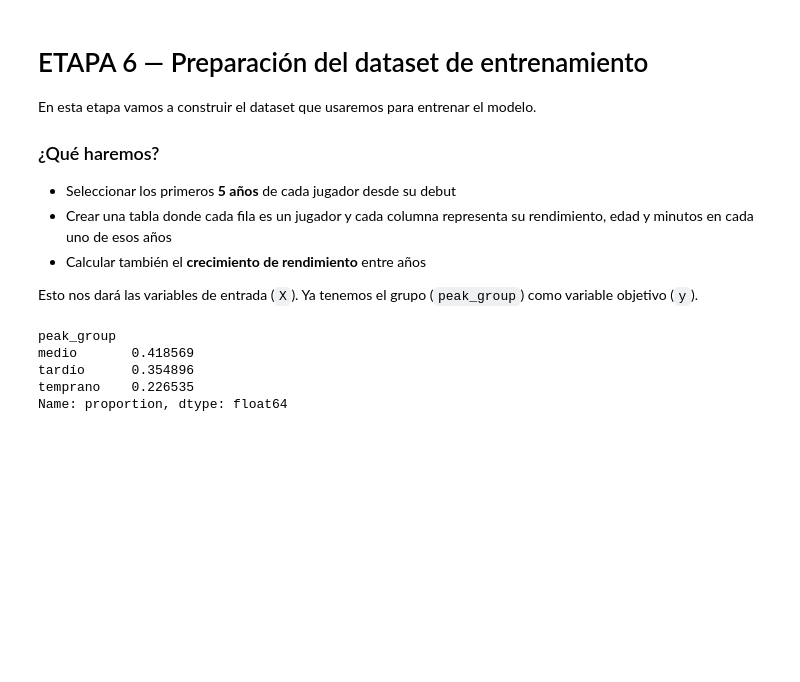
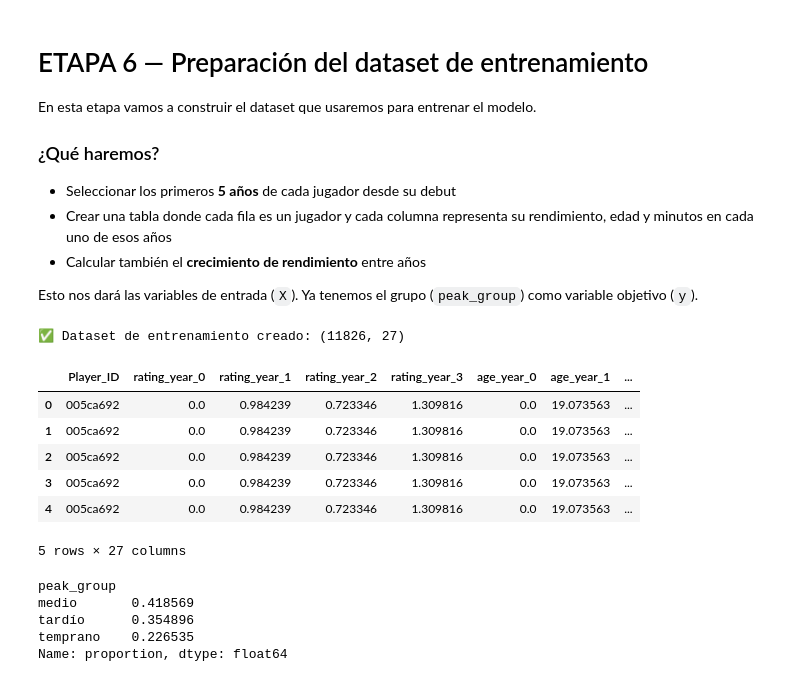
Before and after one commit to JuanmaCM7/Futpeak, a Jupyter notebook: notebooks/lightGBM_multiclase_tres_clases.ipynb, the cells around one changed output. Cells and saved outputs as stored; diff of their text form; code cells hidden in the pictures; blank space fills up the shorter version.

```diff
--- a/notebooks/lightGBM_multiclase_tres_clases.ipynb
+++ b/notebooks/lightGBM_multiclase_tres_clases.ipynb
@@ -295,35 +296,61 @@ En esta etapa vamos a construir el dataset que usaremos para entrenar el modelo.
 
 Esto nos dará las variables de entrada (`X`). Ya tenemos el grupo (`peak_group`) como variable objetivo (`y`).
 # %%
-# ETAPA 6 — Preparación del dataset de entrenamiento (usando solo los 3 primeros años)
-
-# Tomamos SOLO los años 1 a 3
+# === Filtrar primeros 3 años de cada jugador
 early_years = career_with_peak[career_with_peak['year_since_debut'] <= 3]
 
-# Pivot de variables
+# === Pivot: rendimiento, edad y minutos por año
 pivot_rating = early_years.pivot(index='Player_ID', columns='year_since_debut', values='rating_per_90')
 pivot_age = early_years.pivot(index='Player_ID', columns='year_since_debut', values='age')
 pivot_minutes = early_years.pivot(index='Player_ID', columns='year_since_debut', values='Minutes')
 
-# Renombrar columnas
+# === Renombrar columnas
 pivot_rating.columns = [f'rating_year_{i}' for i in pivot_rating.columns]
 pivot_age.columns = [f'age_year_{i}' for i in pivot_age.columns]
 pivot_minutes.columns = [f'minutes_year_{i}' for i in pivot_minutes.columns]
 
-# Unir todo
+# === Unir todo
 pivot_combined = pd.concat([pivot_rating, pivot_age, pivot_minutes], axis=1).fillna(0)
 
-# Features adicionales
-pivot_combined['growth_2_1'] = pivot_combined['rating_year_2'] - pivot_combined['rating_year_1']
-pivot_combined['growth_3_2'] = pivot_combined['rating_year_3'] - pivot_combined['rating_year_2']
-pivot_combined['avg_rating'] = pivot_combined[[f'rating_year_{i}' for i in range(1, 4)]].mean(axis=1)
-pivot_combined['rating_std'] = pivot_combined[[f'rating_year_{i}' for i in range(1, 4)]].std(axis=1)
-pivot_combined['avg_age'] = pivot_combined[[f'age_year_{i}' for i in range(1, 4)]].mean(axis=1)
-pivot_combined['sum_minutes'] = pivot_combined[[f'minutes_year_{i}' for i in range(1, 4)]].sum(axis=1)
+# === Features de evolución y resumen
+pivot_combined["growth_2_1"] = pivot_combined["rating_year_2"] - pivot_combined["rating_year_1"]
+pivot_combined["growth_3_2"] = pivot_combined["rating_year_3"] - pivot_combined["rating_year_2"]
+pivot_combined["avg_rating"] = pivot_combined[[f"rating_year_{i}" for i in range(1, 4)]].mean(axis=1)
+pivot_combined["rating_std"] = pivot_combined[[f"rating_year_{i}" for i in range(1, 4)]].std(axis=1)
+pivot_combined["avg_age"] = pivot_combined[[f"age_year_{i}" for i in range(1, 4)]].mean(axis=1)
+pivot_combined["sum_minutes"] = pivot_combined[[f"minutes_year_{i}" for i in range(1, 4)]].sum(axis=1)
 
-# Merge con clase multiclase
+# === Edad al debut y edad relativa
+career_with_peak["age_at_debut"] = career_with_peak.groupby("Player_ID")["age"].transform("min")
+pivot_combined["age_rel_year_1"] = pivot_combined["age_year_1"] - career_with_peak.groupby("Player_ID")["age"].first().values
+
+# === Ratio minutos / edad
+pivot_combined["minutes_per_age_ratio_1"] = pivot_combined["minutes_year_1"] / (pivot_combined["age_year_1"] + 1)
+
+# === Flags y valores extremos
+pivot_combined["has_3_years"] = (pivot_combined["rating_year_3"] > 0).astype(int)
+pivot_combined["early_rating_max"] = pivot_combined[[f"rating_year_{i}" for i in range(1, 4)]].max(axis=1)
+
+# === Nuevas señales de tendencia (útiles para LightGBM)
+pivot_combined["rating_trend"] = pivot_combined["growth_3_2"] - pivot_combined["growth_2_1"]
+pivot_combined["age_gap"] = pivot_combined["age_year_3"] - pivot_combined["age_year_1"]
+pivot_combined["minutes_trend"] = pivot_combined["minutes_year_3"] - pivot_combined["minutes_year_1"]
+
+# === Merge con clase objetivo
 model_df = pivot_combined.merge(
-    career_with_peak[['Player_ID', 'peak_group']],
-    on='Player_ID',
-    how='inner'
+    career_with_peak[["Player_ID", "peak_group"]],
+    on="Player_ID",
+    how="inner"
 )
+
+print("✅ Dataset de entrenamiento creado:", model_df.shape)
+model_df.head()
+# %% [output]
+✅ Dataset de entrenamiento creado: (11826, 27)
+|  | Player_ID | rating_year_0 | rating_year_1 | rating_year_2 | rating_year_3 | age_year_0 | age_year_1 | ... |
+| 0 | 005ca692 | 0.0 | 0.984239 | 0.723346 | 1.309816 | 0.0 | 19.073563 | ... |
+| 1 | 005ca692 | 0.0 | 0.984239 | 0.723346 | 1.309816 | 0.0 | 19.073563 | ... |
+| 2 | 005ca692 | 0.0 | 0.984239 | 0.723346 | 1.309816 | 0.0 | 19.073563 | ... |
+| 3 | 005ca692 | 0.0 | 0.984239 | 0.723346 | 1.309816 | 0.0 | 19.073563 | ... |
+| 4 | 005ca692 | 0.0 | 0.984239 | 0.723346 | 1.309816 | 0.0 | 19.073563 | ... |
+5 rows × 27 columns
```
Also changed, not shown: parts of 4 cells of this notebook, 5 other files.
